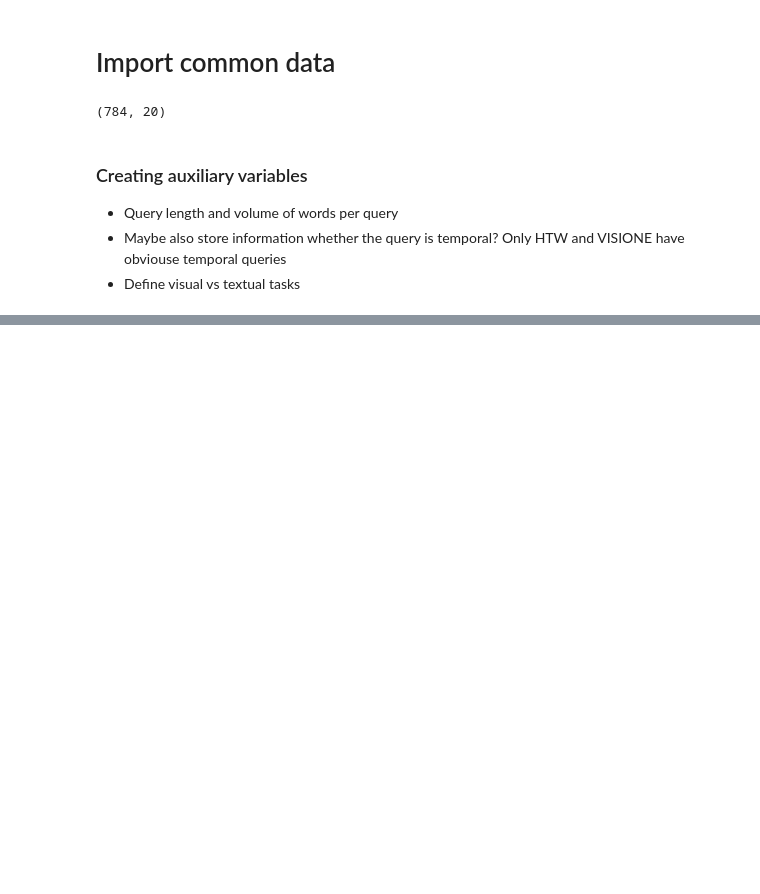
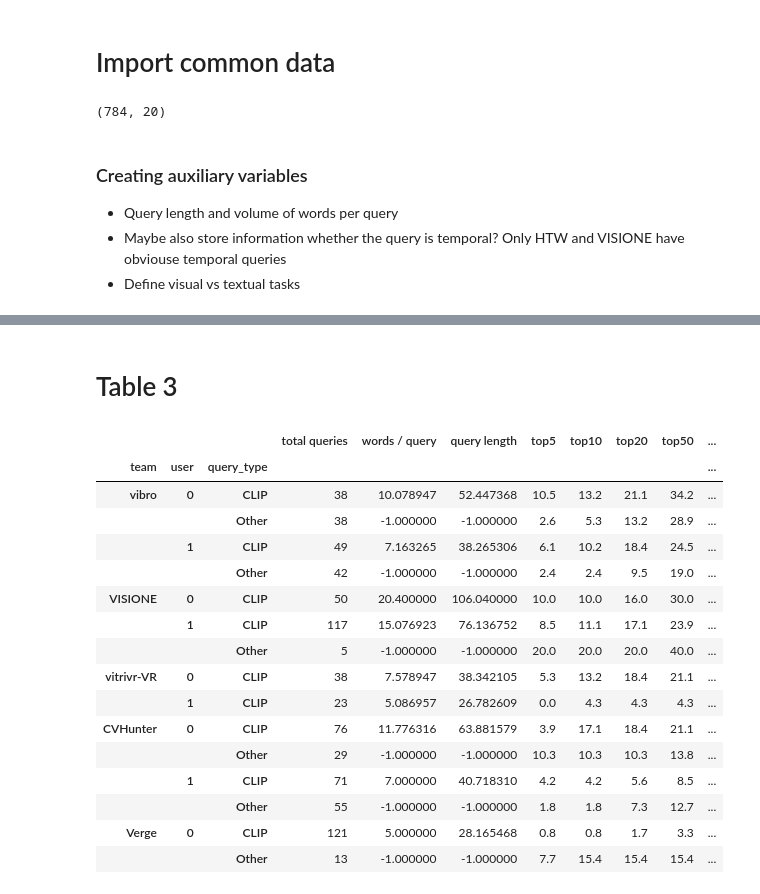
Before and after one commit to sauterl/VBS23-Post-Hoc-Analysis, a Jupyter notebook: src/python/notebooks/text_query_processing_2023.ipynb, the cells around one changed output, grey strips where cells are left out. Cells and saved outputs as stored; diff of their text form; code cells hidden in the pictures; blank space fills up the shorter version.

```diff
--- a/src/python/notebooks/text_query_processing_2023.ipynb
+++ b/src/python/notebooks/text_query_processing_2023.ipynb
@@ -1036,0 +115,63 @@ dt2.groupby(["team","DiffFromMaxQueryRank"])[["rank_video","rank_shot_margin_0"]
+# %% [markdown]
+# Table 3
+# %%
+# median values
+dataset.loc[dataset.rank_video > unknownRankLimit, "rank_video"] = unknownRankValue
+dataset.loc[dataset.rank_shot_margin_0 > unknownRankLimit, "rank_shot_margin_0"] = unknownRankValue
+dataset.loc[dataset.rank_shot_margin_5 > unknownRankLimit, "rank_shot_margin_5"] = unknownRankValue
+medianStats = dataset.groupby(["team","user","query_type"])[["rank_shot_margin_0","rank_shot_margin_5","rank_video"]].median()
+
+# mean query length and word count
+meanQueryStats = dataset.groupby(["team","user","query_type"])[["QueryWords","QueryLen"]].mean()
+
+# query count per team, user and query_type
+queryCount = dataset.groupby(["team", "user", "query_type", "timestamp"])['task'].count().reset_index()
+queryCount = queryCount.groupby(["team", "user", "query_type"]).count()
+queryCount = queryCount['task']
+
+# construct table
+restrData = dataset
+top5 = restrData.loc[restrData.rank_shot_margin_0 < 5].groupby(["team","user","query_type"]).count()["rank_shot_margin_0"]
+top10 = restrData.loc[restrData.rank_shot_margin_0 < 10].groupby(["team","user","query_type"]).count()["rank_shot_margin_0"]
+top20 = restrData.loc[restrData.rank_shot_margin_0 < 20].groupby(["team","user","query_type"]).count()["rank_shot_margin_0"]
+top50 = restrData.loc[restrData.rank_shot_margin_0 < 50].groupby(["team","user","query_type"]).count()["rank_shot_margin_0"]
+top100 = restrData.loc[restrData.rank_shot_margin_0 < 100].groupby(["team","user","query_type"]).count()["rank_shot_margin_0"]
+top200 = restrData.loc[restrData.rank_shot_margin_0 < 200].groupby(["team","user","query_type"]).count()["rank_shot_margin_0"]
+top500 = restrData.loc[restrData.rank_shot_margin_0 < 500].groupby(["team","user","query_type"]).count()["rank_shot_margin_0"]
+
+resTab1 = pd.DataFrame({"total queries":queryCount,
+                        "words / query": 0,
+                        "query length": 0,
+                        "top5":(top5/queryCount*100).round(1),
+                        "top10":(top10/queryCount*100).round(1),
+                        "top20":(top20/queryCount*100).round(1),
+                        "top50":(top50/queryCount*100).round(1),
+                        "top100":(top100/queryCount*100).round(1),
+                        "top200":(top200/queryCount*100).round(1),
+                        "top500":(top500/queryCount*100).round(1)}).fillna(0)
+
+# in the end we want mean stats
+resTab1["words / query"] = meanQueryStats["QueryWords"]
+resTab1["query length"] = meanQueryStats["QueryLen"]
+
+# sort in team order
+resTab1 = resTab1.loc[team_order, :]
+resTab1
+# %% [output]
+|  |  |  | total queries | words / query | query length | top5 | top10 | top20 | top50 | ... |
+| team | user | query_type |  |  |  |  |  |  |  | ... |
+| vibro | 0 | CLIP | 38 | 10.078947 | 52.447368 | 10.5 | 13.2 | 21.1 | 34.2 | ... |
+|  |  | Other | 38 | -1.000000 | -1.000000 | 2.6 | 5.3 | 13.2 | 28.9 | ... |
+|  | 1 | CLIP | 49 | 7.163265 | 38.265306 | 6.1 | 10.2 | 18.4 | 24.5 | ... |
+|  |  | Other | 42 | -1.000000 | -1.000000 | 2.4 | 2.4 | 9.5 | 19.0 | ... |
+| VISIONE | 0 | CLIP | 50 | 20.400000 | 106.040000 | 10.0 | 10.0 | 16.0 | 30.0 | ... |
+|  | 1 | CLIP | 117 | 15.076923 | 76.136752 | 8.5 | 11.1 | 17.1 | 23.9 | ... |
+|  |  | Other | 5 | -1.000000 | -1.000000 | 20.0 | 20.0 | 20.0 | 40.0 | ... |
+| vitrivr-VR | 0 | CLIP | 38 | 7.578947 | 38.342105 | 5.3 | 13.2 | 18.4 | 21.1 | ... |
+|  | 1 | CLIP | 23 | 5.086957 | 26.782609 | 0.0 | 4.3 | 4.3 | 4.3 | ... |
+| CVHunter | 0 | CLIP | 76 | 11.776316 | 63.881579 | 3.9 | 17.1 | 18.4 | 21.1 | ... |
+|  |  | Other | 29 | -1.000000 | -1.000000 | 10.3 | 10.3 | 10.3 | 13.8 | ... |
+|  | 1 | CLIP | 71 | 7.000000 | 40.718310 | 4.2 | 4.2 | 5.6 | 8.5 | ... |
+|  |  | Other | 55 | -1.000000 | -1.000000 | 1.8 | 1.8 | 7.3 | 12.7 | ... |
+| Verge | 0 | CLIP | 121 | 5.000000 | 28.165468 | 0.8 | 0.8 | 1.7 | 3.3 | ... |
+|  |  | Other | 13 | -1.000000 | -1.000000 | 7.7 | 15.4 | 15.4 | 15.4 | ... |
```
Also changed, not shown: parts of 94 cells of this notebook, 2 other files.
